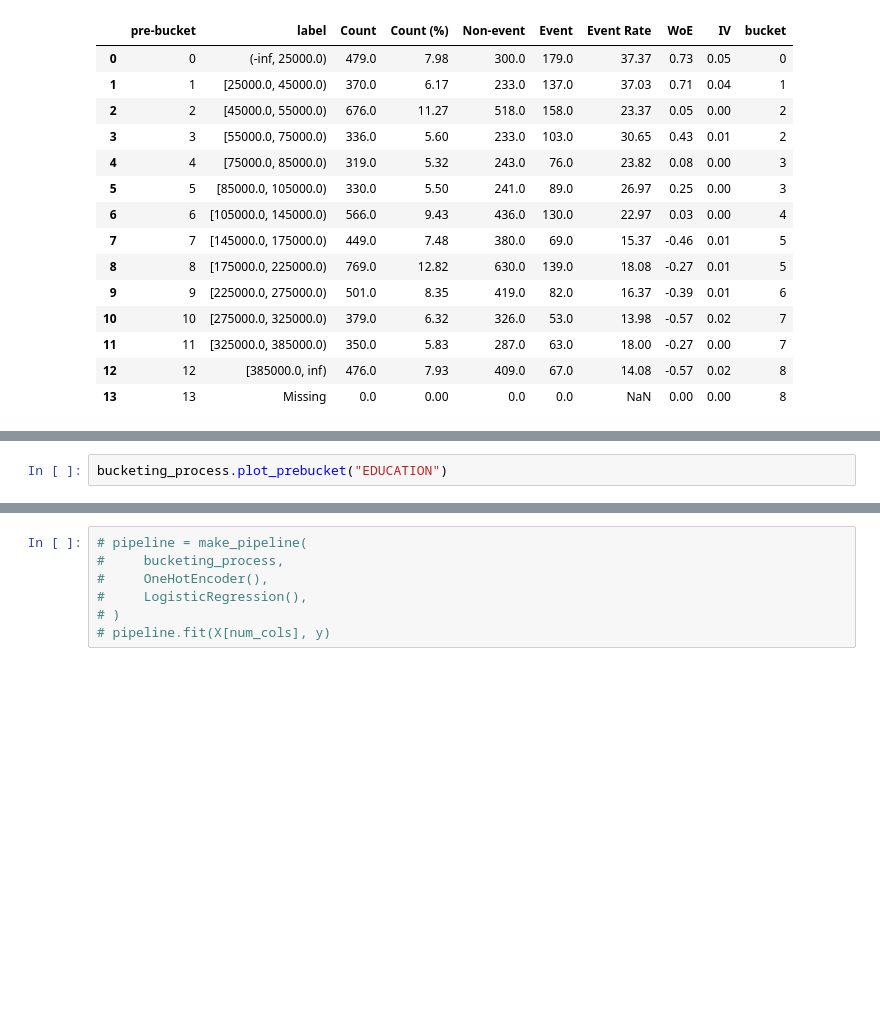
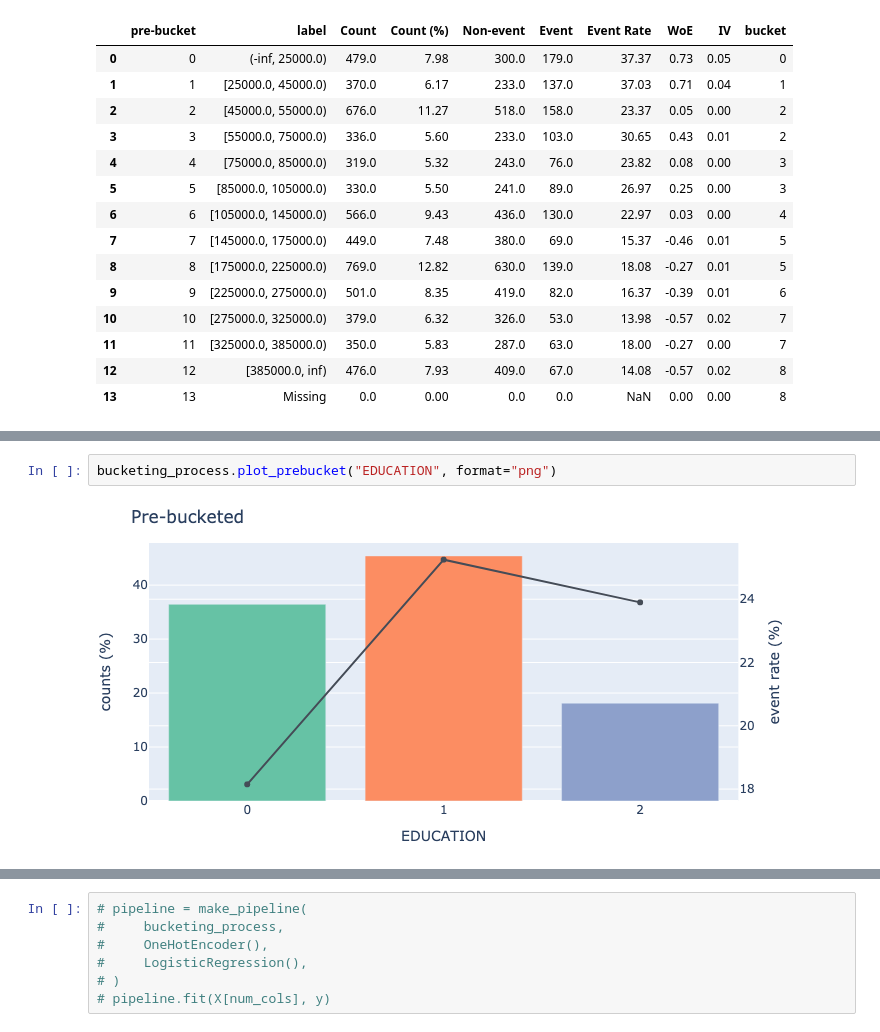
Before and after one commit to orchardbirds/skorecard-1, a Jupyter notebook: docs/tutorials/using-bucketing-process.ipynb, the cells around one changed output, grey strips where cells are left out. Cells and saved outputs as stored; diff of their text form; blank space fills up the shorter version.

```diff
--- a/docs/tutorials/using-bucketing-process.ipynb
+++ b/docs/tutorials/using-bucketing-process.ipynb
@@ -96,3 +95,5 @@ bucketing_process.plot_prebucket("LIMIT_BAL")
 # %%
-bucketing_process.plot_prebucket("EDUCATION")
+bucketing_process.plot_prebucket("EDUCATION", format="png")
+# %% [output]
+[figure, added]
 # %%
```
Also changed, not shown: parts of 4 cells of this notebook, 2 other files.
